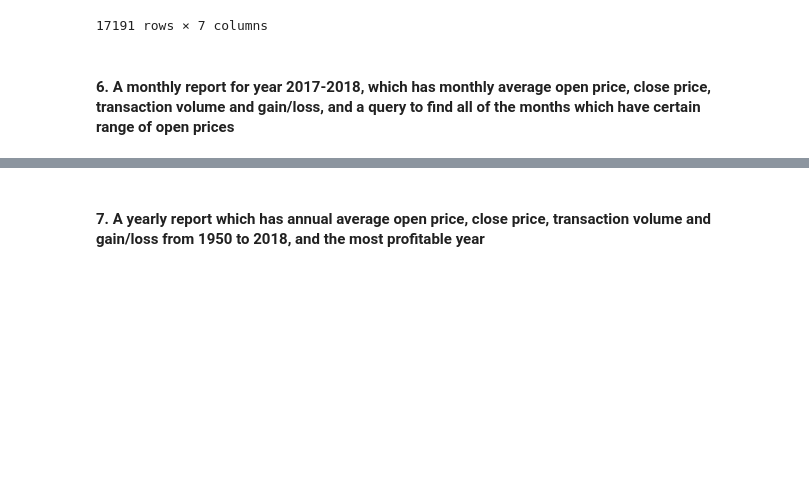
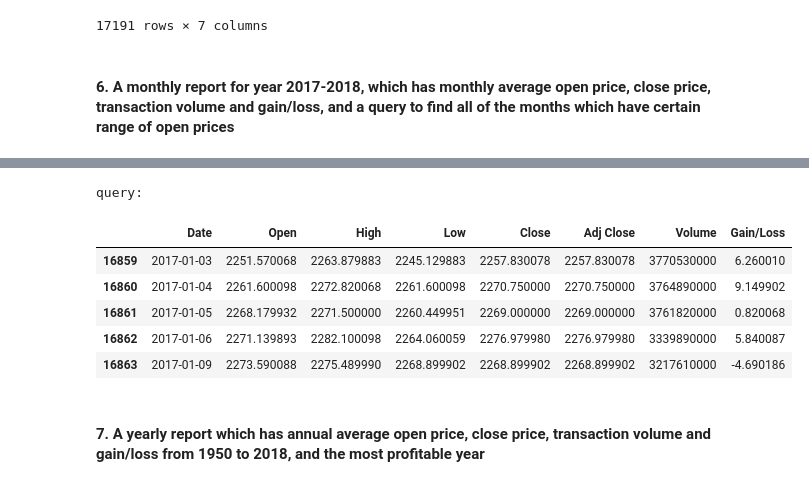
Before and after one commit to duhBlu/CS433-JupyterNotebooks, a Jupyter notebook: Pandas-Programming.ipynb, the cells around one changed output, grey strips where cells are left out. Drawn from its saved outputs; the diff is of its cells as text; code cells hidden in the pictures; blank space fills up the shorter version.

```diff
--- a/Pandas-Programming.ipynb
+++ b/Pandas-Programming.ipynb
@@ -107,3 +134,15 @@ See the caveats in the documentation: https://pandas.pydata.org/pandas-docs/stab
+# %%
+print('query:')
+query = summary.filter(lambda group: group['Open'].min() > 2100 and group['Open'].max() < 2900).head()
+query
+# %% [output]
+query:
+|  | Date | Open | High | Low | Close | Adj Close | Volume | Gain/Loss |
+| 16859 | 2017-01-03 | 2251.570068 | 2263.879883 | 2245.129883 | 2257.830078 | 2257.830078 | 3770530000 | 6.260010 |
+| 16860 | 2017-01-04 | 2261.600098 | 2272.820068 | 2261.600098 | 2270.750000 | 2270.750000 | 3764890000 | 9.149902 |
+| 16861 | 2017-01-05 | 2268.179932 | 2271.500000 | 2260.449951 | 2269.000000 | 2269.000000 | 3761820000 | 0.820068 |
+| 16862 | 2017-01-06 | 2271.139893 | 2282.100098 | 2264.060059 | 2276.979980 | 2276.979980 | 3339890000 | 5.840087 |
+| 16863 | 2017-01-09 | 2273.590088 | 2275.489990 | 2268.899902 | 2268.899902 | 2268.899902 | 3217610000 | -4.690186 |
 # %% [markdown]
 #### 7. A yearly report which has annual average open price, close price, transaction volume and gain/loss from 1950 to 2018, and the most profitable year
 # %%
```
Also changed, not shown: parts of 2 cells of this notebook.
